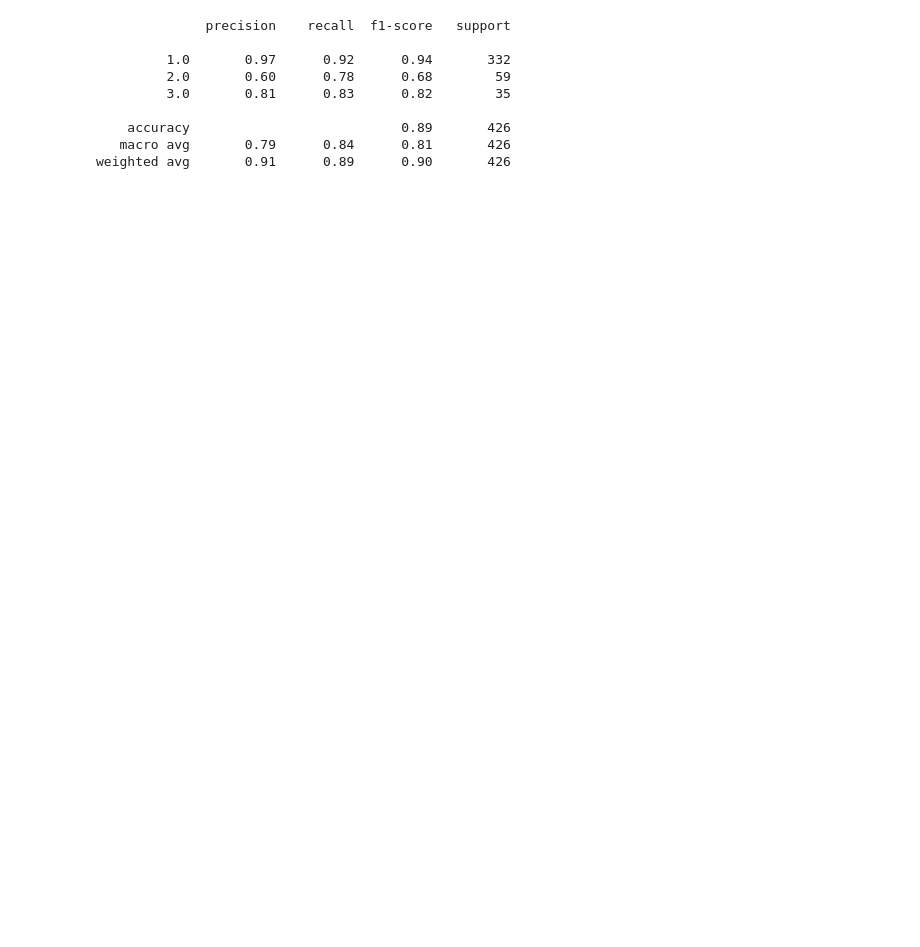
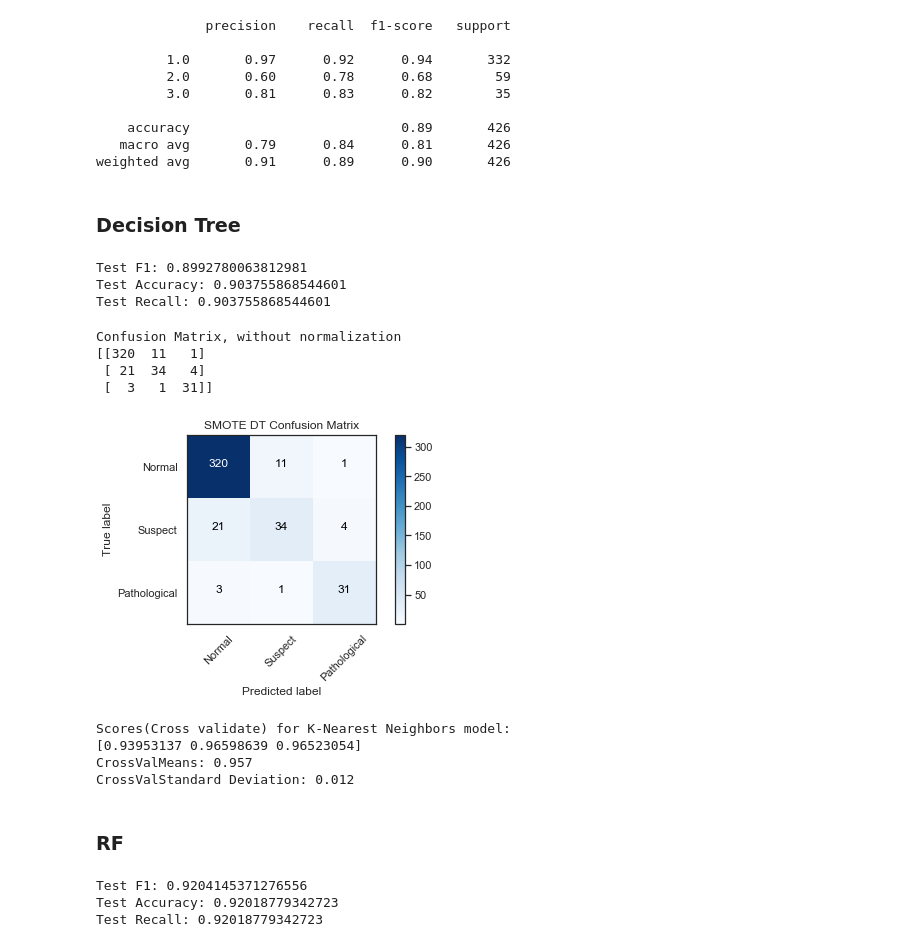
Before and after one commit to JVasquez5/IBM-Machine-Learning-Professional-Certificate, a Jupyter notebook: Module_3/fetal_health.ipynb, the cells around one changed output. Drawn from its saved outputs; the diff is of its cells as text; code cells hidden in the pictures; blank space fills up the shorter version.

```diff
--- a/Module_3/fetal_health.ipynb
+++ b/Module_3/fetal_health.ipynb
@@ -526,3 +530,63 @@ print(classification_report(y_test, GridSearchCV_knn_preds))
     accuracy                           0.89       426
    macro avg       0.79      0.84      0.81       426
 weighted avg       0.91      0.89      0.90       426
+# %% [markdown]
+### Decision Tree
+# %%
+dt = DecisionTreeClassifier(random_state = 42)
+dt.fit(X_train_smote, y_train_smote)
+dt_preds = dt.predict(X_test)
+
+dt_f1 = metrics.f1_score(y_test, dt_preds, average='weighted')
+dt_acc = metrics.accuracy_score(y_test, dt_preds)
+dt_recall = metrics.recall_score(y_test, dt_preds, average='weighted')
+
+# Checking Accuracy, F1, and Recall scores
+print('Test F1:' , dt_f1)
+print('Test Accuracy:' , dt_acc)
+print('Test Recall:' , dt_recall)
+# %% [output]
+Test F1: 0.8992780063812981
+Test Accuracy: 0.903755868544601
+Test Recall: 0.903755868544601
+# %%
+cm_dt=metrics.confusion_matrix(y_test,dt_preds)
+plot_confusion_matrix(cm_dt, classes=['Normal', 'Suspect', 'Pathological'],
+                      title='SMOTE DT Confusion Matrix')
+# %% [output]
+Confusion Matrix, without normalization
+[[320  11   1]
+ [ 21  34   4]
+ [  3   1  31]]
+[figure, added]
+# %%
+# Cross validate K-Nearest Neighbors model
+scores_dt = cross_val_score(dt, X_train_smote, y_train_smote, cv = cv_method, n_jobs=-1, scoring="accuracy")
+
+print(f"Scores(Cross validate) for K-Nearest Neighbors model:\n{scores_dt}")
+print(f"CrossValMeans: {round(scores_dt.mean(), 3)}")
+print(f"CrossValStandard Deviation: {round(scores_dt.std(), 3)}")
+# %% [output]
+Scores(Cross validate) for K-Nearest Neighbors model:
+[0.93953137 0.96598639 0.96523054]
+CrossValMeans: 0.957
+CrossValStandard Deviation: 0.012
+# %% [markdown]
+### RF
+# %%
+rf = RandomForestClassifier(random_state=42, n_jobs=-1, n_estimators = 100)
+rf.fit(X_train_smote, y_train_smote)
+rf_preds = rf.predict(X_test)
+
+rf_f1 = metrics.f1_score(y_test, rf_preds, average='weighted')
+rf_acc = metrics.accuracy_score(y_test, rf_preds)
+rf_recall = metrics.recall_score(y_test, rf_preds, average='weighted')
+
+# Checking Accuracy, F1, and Recall scores
+print('Test F1:' , rf_f1)
+print('Test Accuracy:' , rf_acc)
+print('Test Recall:' , rf_recall)
+# %% [output]
+Test F1: 0.9204145371276556
+Test Accuracy: 0.92018779342723
+Test Recall: 0.92018779342723
```
Also changed, not shown: parts of 10 cells of this notebook.
